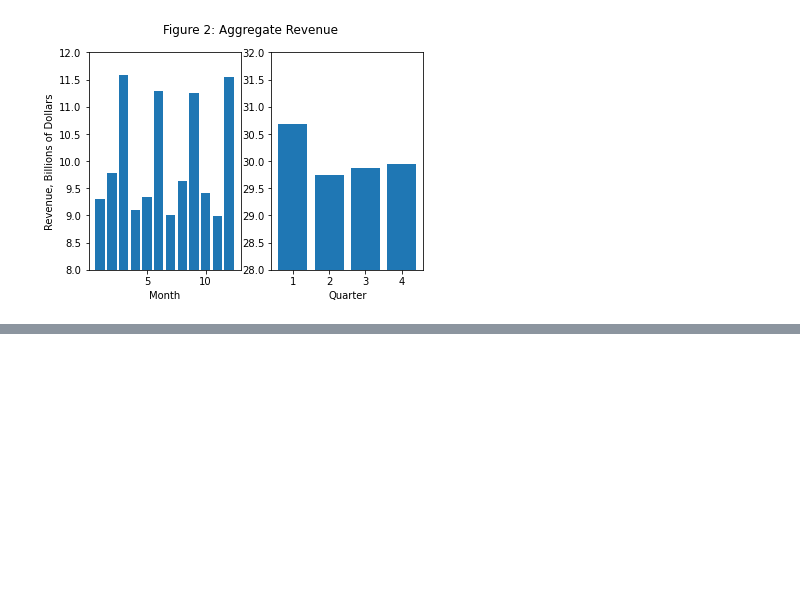
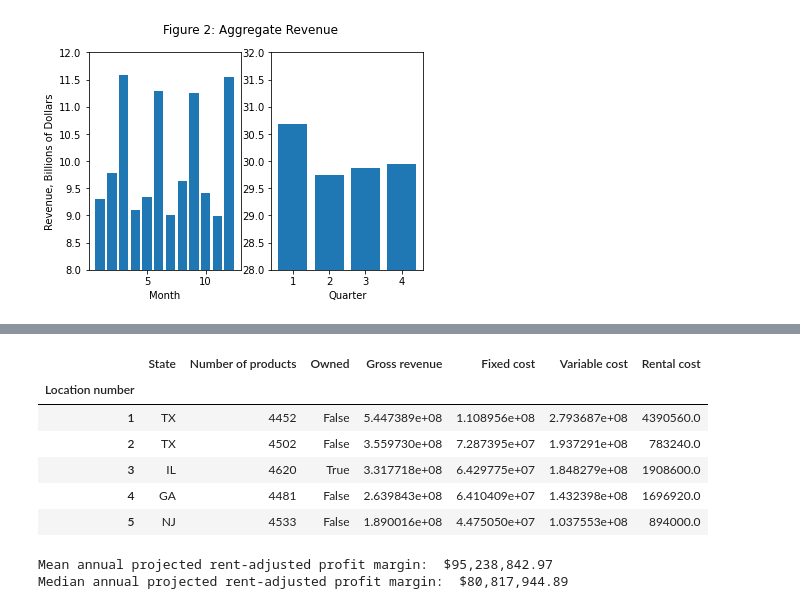
Before and after one commit to MichaelYinGH/assessment, a Jupyter notebook: analysis.ipynb, the cells around one changed output, grey strips where cells are left out. Cells and saved outputs as stored; diff of their text form; code cells hidden in the pictures; blank space fills up the shorter version.

```diff
--- a/analysis.ipynb
+++ b/analysis.ipynb
@@ -96,0 +136,21 @@ plt.show()
+# %%
+# Sum revenues and costs across months again
+data_imputed_annual = data_imputed.groupby(["Location number", "State", "Number of products", "Owned"]).sum()
+data_imputed_annual = data_imputed_annual.reset_index().set_index("Location number")
+data_imputed_annual.head()
+# %% [output]
+|  | State | Number of products | Owned | Gross revenue | Fixed cost | Variable cost | Rental cost |
+| Location number |  |  |  |  |  |  |  |
+| 1 | TX | 4452 | False | 5.447389e+08 | 1.108956e+08 | 2.793687e+08 | 4390560.0 |
+| 2 | TX | 4502 | False | 3.559730e+08 | 7.287395e+07 | 1.937291e+08 | 783240.0 |
+| 3 | IL | 4620 | True | 3.317718e+08 | 6.429775e+07 | 1.848279e+08 | 1908600.0 |
+| 4 | GA | 4481 | False | 2.639843e+08 | 6.410409e+07 | 1.432398e+08 | 1696920.0 |
+| 5 | NJ | 4533 | False | 1.890016e+08 | 4.475050e+07 | 1.037553e+08 | 894000.0 |
+# %%
+# Recalculate projected rent-adjusted annual profits, and find mean/median
+data_imputed_annual["Profit"] = data_imputed_annual["Gross revenue"] - data_imputed_annual["Fixed cost"] - data_imputed_annual["Variable cost"] - data_imputed_annual["Rental cost"]
+print("Mean annual projected rent-adjusted profit margin: ", "${:,.2f}".format(data_imputed_annual["Profit"].mean()))
+print("Median annual projected rent-adjusted profit margin: ", "${:,.2f}".format(data_imputed_annual["Profit"].median()))
+# %% [output]
+Mean annual projected rent-adjusted profit margin:  $95,238,842.97
+Median annual projected rent-adjusted profit margin:  $80,817,944.89
```
Also changed, not shown: parts of 5 cells of this notebook.
